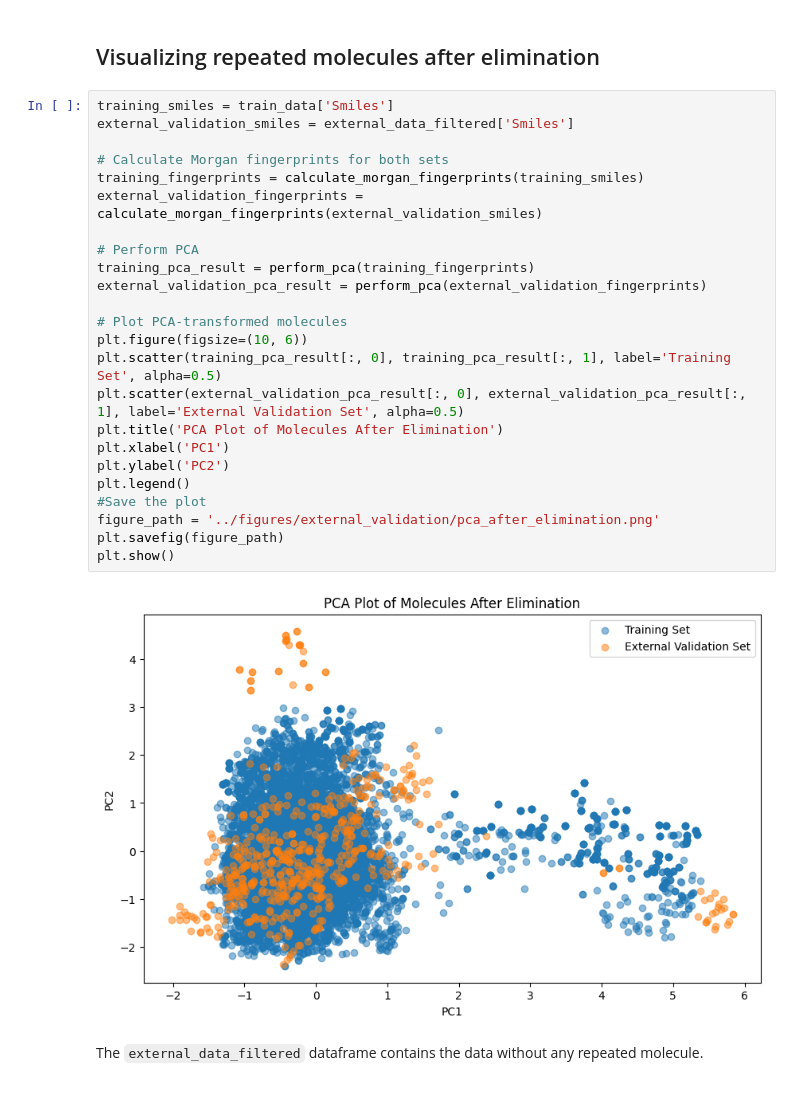
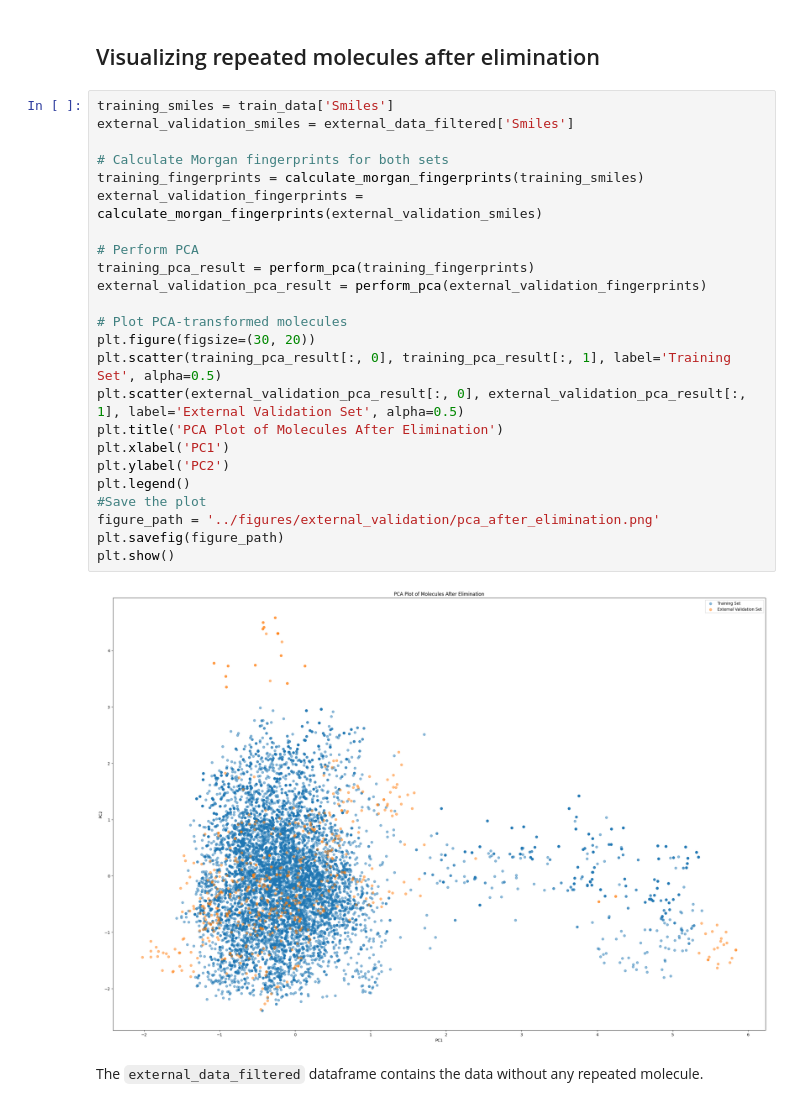
Before and after one commit to dubeyayushi/Contribution-Period-Ersilia, a Jupyter notebook: notebooks/02_external_validation_eos30gr.ipynb, the cells around one changed output. Cells and saved outputs as stored; diff of their text form.

```diff
--- a/notebooks/02_external_validation_eos30gr.ipynb
+++ b/notebooks/02_external_validation_eos30gr.ipynb
@@ -275,29 +275,29 @@ external_data_filtered
 # %%
 training_smiles = train_data['Smiles']
 external_validation_smiles = external_data_filtered['Smiles']
 
 # Calculate Morgan fingerprints for both sets
 training_fingerprints = calculate_morgan_fingerprints(training_smiles)
 external_validation_fingerprints = calculate_morgan_fingerprints(external_validation_smiles)
 
 # Perform PCA
 training_pca_result = perform_pca(training_fingerprints)
 external_validation_pca_result = perform_pca(external_validation_fingerprints)
 
 # Plot PCA-transformed molecules
-plt.figure(figsize=(10, 6))
+plt.figure(figsize=(30, 20))
 plt.scatter(training_pca_result[:, 0], training_pca_result[:, 1], label='Training Set', alpha=0.5)
 plt.scatter(external_validation_pca_result[:, 0], external_validation_pca_result[:, 1], label='External Validation Set', alpha=0.5)
 plt.title('PCA Plot of Molecules After Elimination')
 plt.xlabel('PC1')
 plt.ylabel('PC2')
 plt.legend()
 #Save the plot
 figure_path = '../figures/external_validation/pca_after_elimination.png'
 plt.savefig(figure_path)
 plt.show()
 # %% [output]
-[figure, old version]
+[figure, new version]
 # %% [markdown]
 The `external_data_filtered` dataframe contains the data without any repeated molecule.
 # %% [markdown]
```
Also changed, not shown: parts of 2 cells of this notebook, 2 other files.
